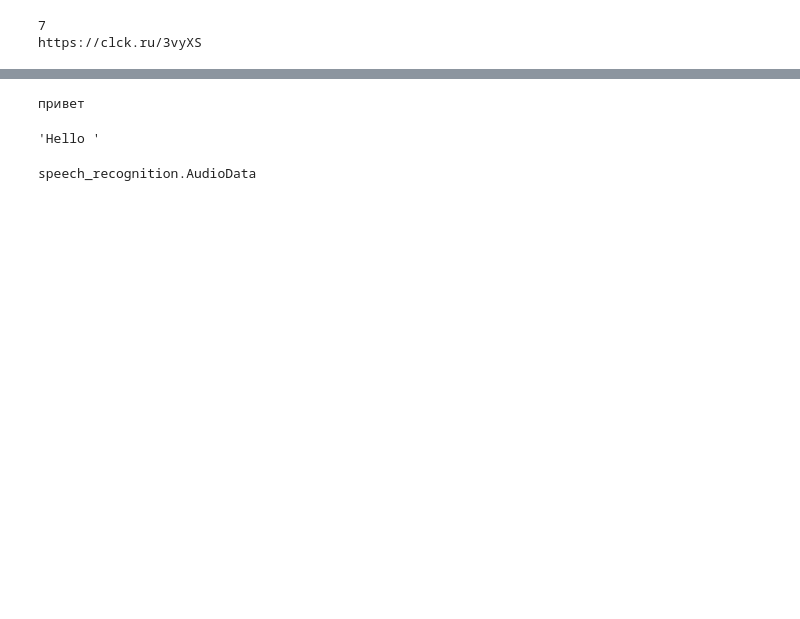
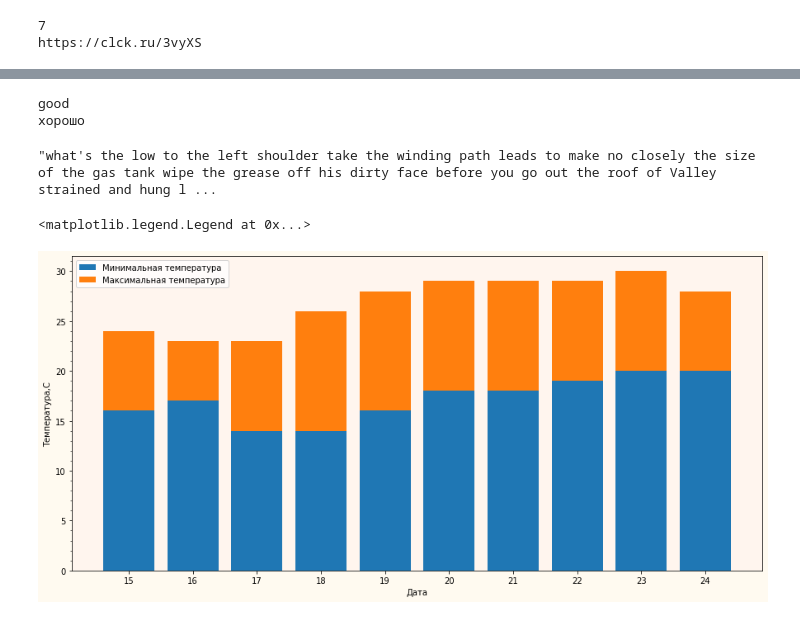
Before and after one commit to georgeeporgee/lolipop, a Jupyter notebook: Untitled24.ipynb, the cells around one changed output, grey strips where cells are left out. Cells and saved outputs as stored; diff of their text form; code cells hidden in the pictures; blank space fills up the shorter version.

```diff
--- a/Untitled24.ipynb
+++ b/Untitled24.ipynb
@@ -120,15 +132,22 @@ stock
 # %%
 #переводчик
 #!pip install google_trans_new
-def trans(x):
-    from google_trans_new import google_translator
-    translator = google_translator()
-    translate_text = translator.translate(x,lang_tgt='en')
+from google_trans_new import google_translator
+translator = google_translator()
+def trans(x,y):
+    translate_text = translator.translate(x,lang_tgt=y)
     return translate_text
-trans(input())
+def lan(x):
+    bab=translator.detect(a)
+    return bab[0]
+a=input()
+if lan(a)=='ru':
+    print(trans(a,'en'))
+else:
+    print(trans(a,'ru'))
 # %% [output]
-привет
+good
+хорошо
-'Hello '
 # %%
 #Речь в текст созвониться
 #!pip install SpeechRecognition
@@ -136,7 +155,31 @@ import speech_recognition as speech_recog
 sample_audio = speech_recog.AudioFile(r'C:\Users\Георгий\rur.wav')
 recog =speech_recog.Recognizer()
 with sample_audio as audio_file:
+    recog.adjust_for_ambient_noise(audio_file)
     audio_content = recog.record(audio_file)
-type(audio_content)
+recog.recognize_google(audio_content)
 # %% [output]
-speech_recognition.AudioData
+"what's the low to the left shoulder take the winding path leads to make no closely the size of the gas tank wipe the grease off his dirty face before you go out the roof of Valley strained and hung l ...
+# %%
+from datetime import datetime
+import matplotlib.ticker as ticker
+now = datetime.now()
+fig, ax = plt.subplots()
+dates=[i for i in range(now.day,now.day+10)]
+aaa=[]
+for k in range(len(tempmax)):
+    aaa.append(intx[k]-intn[k])
+ax.bar(dates,intn, label='Минимальная температура')
+ax.bar(dates,aaa,bottom=intn,label='Максимальная температура')
+ax.set_xticks(dates)
+ax.yaxis.set_minor_locator(ticker.MultipleLocator(1))
+ax.set_xlabel('Дата')
+ax.set_ylabel('Температура,C')
+ax.set_facecolor('seashell')
+fig.set_figwidth(15)    #  ширина Figure
+fig.set_figheight(7)    #  высота Figure
+fig.set_facecolor('floralwhite')
+ax.legend()
+# %% [output]
+<matplotlib.legend.Legend at 0x...>
+[figure, added]
```
Also changed, not shown: parts of 4 cells of this notebook.
